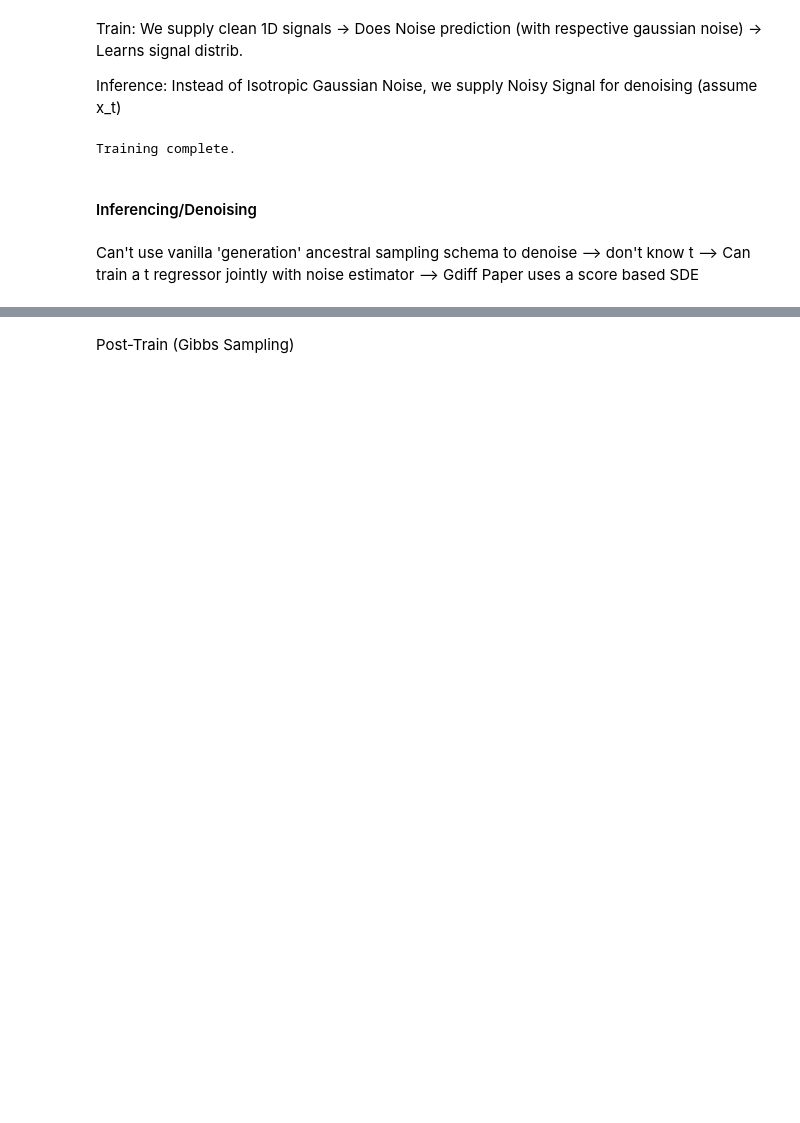
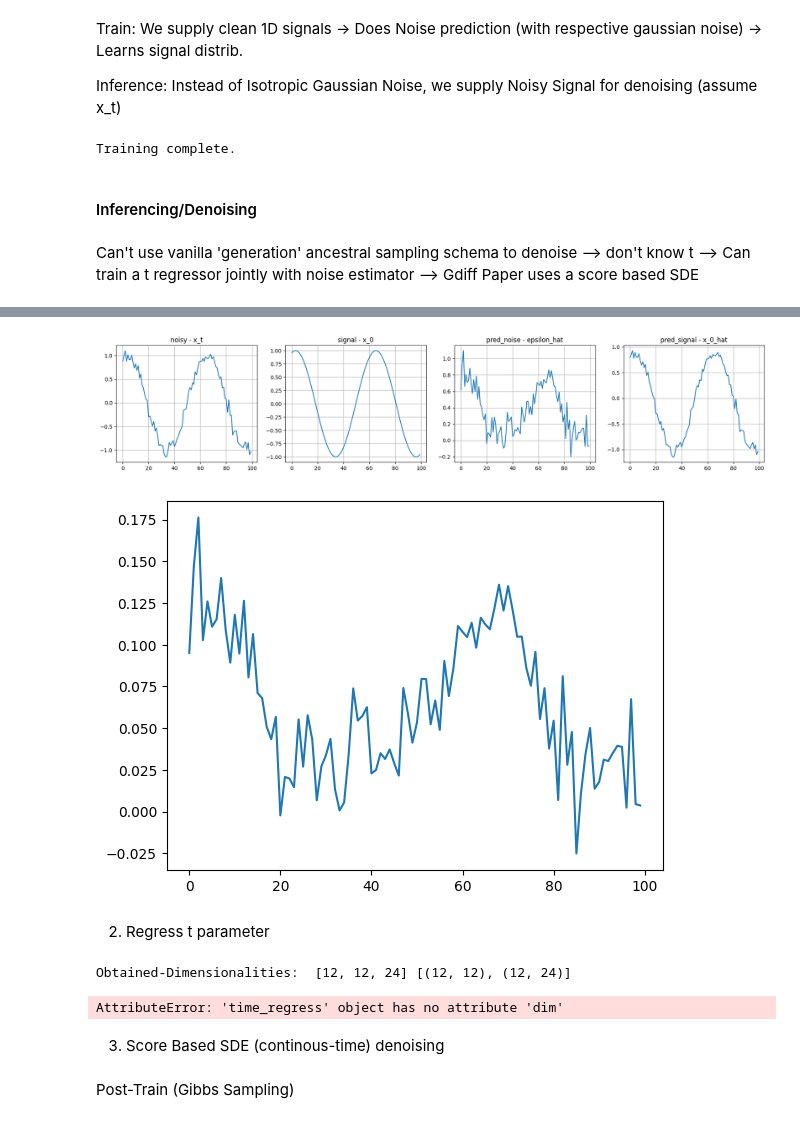
Before and after one commit to AlikMon88/Gibbs-Diff, a Jupyter notebook: unit_main_denoise.ipynb, the cells around one changed output, grey strips where cells are left out. Cells and saved outputs as stored; diff of their text form; code cells hidden in the pictures; blank space fills up the shorter version.

Commit message:
add t-regress

```diff
--- a/unit_main_denoise.ipynb
+++ b/unit_main_denoise.ipynb
@@ -349,0 +400,57 @@ Can't use vanilla 'generation' ancestral sampling schema to denoise --> don't kn
+# %%
+fig, axs = plt.subplots(1, 4, figsize=(22, 4))
+
+noisy_x_t = x_t.detach().cpu().numpy()
+pred_noise_hat = pred_noise.detach().cpu().numpy()
+
+axs[0].plot(noisy_x_t[0][0])
+axs[0].set_title('noisy - x_t')
+axs[0].grid()
+
+axs[1].plot(x_0[0][0])
+axs[1].set_title('signal - x_0')
+axs[1].grid()
+
+axs[2].plot(pred_noise_hat[0][0])
+axs[2].set_title('pred_noise - epsilon_hat')
+axs[2].grid()
+
+axs[3].plot(x_0_hat[0][0])
+axs[3].set_title('pred_signal - x_0_hat')
+axs[3].grid()
+
+plt.show()
+
+plt.plot(noisy_x_t[0][0] - x_0_hat[0][0])
+plt.show()
+# %% [output]
+[figure, added]
+[figure, added]
+# %% [markdown]
+2. Regress t parameter
+# %%
+model = unet.Unet1D(
+    dim = 12, ## ? Something is wrong here?
+    out_dim = 1,
+    timesteps = diffusion_timesteps,
+    dim_mults=(1, 2),
+    channels=1
+)
+## time-embedding shape -> t = torch.randint(0, self.num_timesteps, (b,), device=device).long() --> (b, )
+t_shape = (1, )
+x_shape = (1, 1, 100)
+
+print(x_shape, t_shape)
+
+print('- UNET-summary -')
+model.summary(x_shape=x_shape, t_shape=t_shape)
+
+### Just the diffusion framework
+diffusion = GaussianDiffusion1D(
+    model,
+    seq_length = 100,
+    timesteps = diffusion_timesteps,
+)
+# %% [output]
+Obtained-Dimensionalities:  [12, 12, 24] [(12, 12), (12, 24)]
+AttributeError: 'time_regress' object has no attribute 'dim'
@@ -350,2 +469,4 @@ Can't use vanilla 'generation' ancestral sampling schema to denoise --> don't kn
+# %% [markdown]
+3. Score Based SDE (continous-time) denoising
 # %% [markdown]
 Post-Train (Gibbs Sampling)
```
Also changed, not shown: parts of 13 cells of this notebook, 14 other files.
